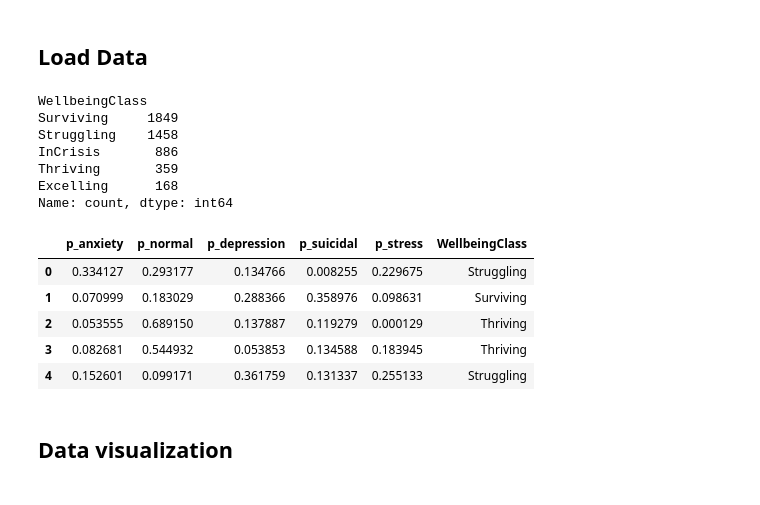
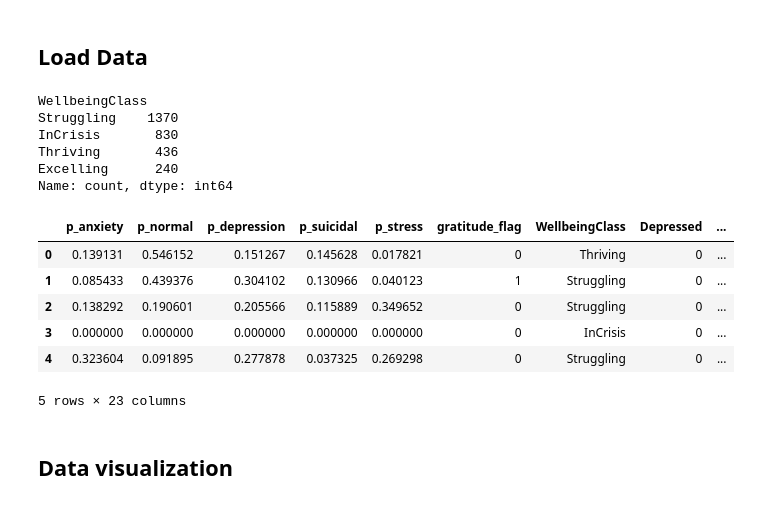
Before and after one commit to majiinB/Heron-wellnest-ml-model, a Jupyter notebook: notebooks/classification/decision-tree.ipynb, the cells around one changed output. Saved outputs shown, nothing was run; the diff lists cells and outputs as text; code cells hidden in the pictures.

```diff
--- a/notebooks/classification/decision-tree.ipynb
+++ b/notebooks/classification/decision-tree.ipynb
@@ -31,27 +31,30 @@ MODEL_PATH = '../../models/classification/decision-tree.joblib'
 # %%
 df = pd.read_csv(DATA_PATH)
 
 target_col = 'WellbeingClass'
 
 labels = df[target_col].unique()
-feature_cols = ['p_anxiety',	'p_normal',	'p_depression',	'p_suicidal',	'p_stress']
+feature_cols = ["p_anxiety", "p_normal", "p_depression", "p_suicidal", "p_stress", "gratitude_flag",
+                "Depressed","Sad","Exhausted","Hopeless","Anxious",
+                "Angry","Stressed","Restless","Calm","Relaxed",
+                "Peaceful","Content","Happy","Energized","Excited",'Motivated']
 
 print(df[target_col].value_counts())
 df.head()
 # %% [output]
 WellbeingClass
-Surviving     1849
-Struggling    1458
-InCrisis       886
-Thriving       359
-Excelling      168
+Struggling    1370
+InCrisis       830
+Thriving       436
+Excelling      240
 Name: count, dtype: int64
-|  | p_anxiety | p_normal | p_depression | p_suicidal | p_stress | WellbeingClass |
-| 0 | 0.334127 | 0.293177 | 0.134766 | 0.008255 | 0.229675 | Struggling |
-| 1 | 0.070999 | 0.183029 | 0.288366 | 0.358976 | 0.098631 | Surviving |
-| 2 | 0.053555 | 0.689150 | 0.137887 | 0.119279 | 0.000129 | Thriving |
-| 3 | 0.082681 | 0.544932 | 0.053853 | 0.134588 | 0.183945 | Thriving |
-| 4 | 0.152601 | 0.099171 | 0.361759 | 0.131337 | 0.255133 | Struggling |
+|  | p_anxiety | p_normal | p_depression | p_suicidal | p_stress | gratitude_flag | WellbeingClass | Depressed | ... |
+| 0 | 0.139131 | 0.546152 | 0.151267 | 0.145628 | 0.017821 | 0 | Thriving | 0 | ... |
+| 1 | 0.085433 | 0.439376 | 0.304102 | 0.130966 | 0.040123 | 1 | Struggling | 0 | ... |
+| 2 | 0.138292 | 0.190601 | 0.205566 | 0.115889 | 0.349652 | 0 | Struggling | 0 | ... |
+| 3 | 0.000000 | 0.000000 | 0.000000 | 0.000000 | 0.000000 | 0 | InCrisis | 0 | ... |
+| 4 | 0.323604 | 0.091895 | 0.277878 | 0.037325 | 0.269298 | 0 | Struggling | 0 | ... |
+5 rows × 23 columns
 # %% [markdown]
 ## Data visualization
 # %% [markdown]
```
Also changed, not shown: parts of 4 cells of this notebook, 3 other files.
